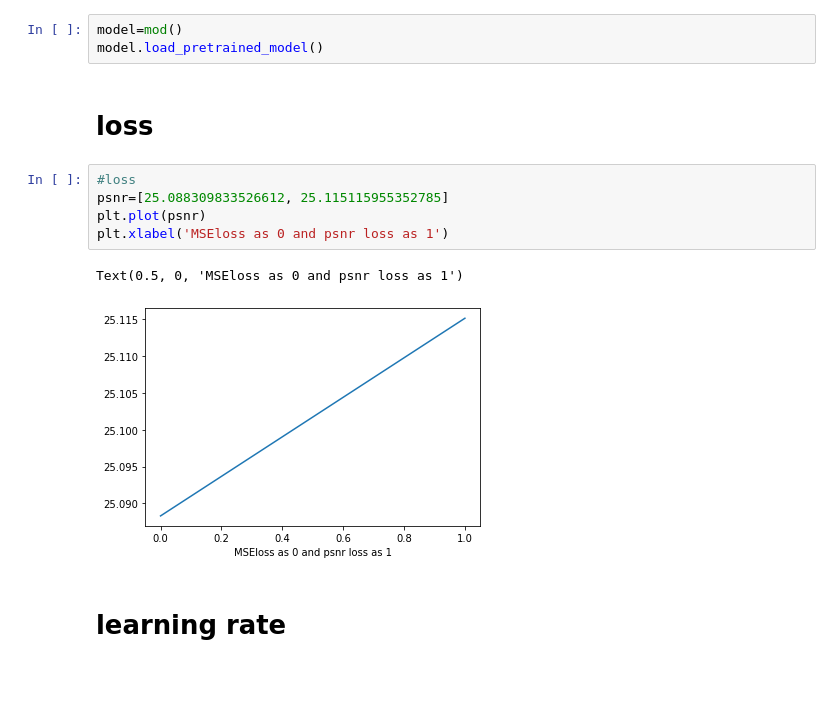
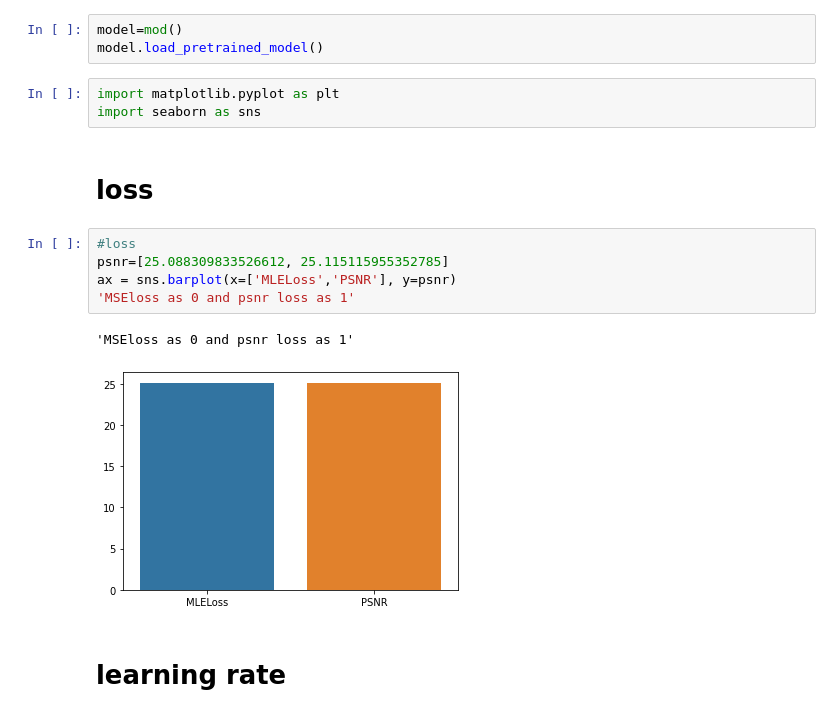
Before and after one commit to yetiiil/EE559, a Jupyter notebook: Miniproject_1/random_bip_bop.ipynb, the cells around one changed output. Drawn from its saved outputs; the diff is of its cells as text; blank space fills up the shorter version.

```diff
--- a/Miniproject_1/random_bip_bop.ipynb
+++ b/Miniproject_1/random_bip_bop.ipynb
@@ -179,16 +179,19 @@ torch.save(model.state_dict(), 'model.pt')
 # %%
 model=mod()
 model.load_pretrained_model()
+# %%
+import matplotlib.pyplot as plt
+import seaborn as sns
 # %% [markdown]
 # loss
 # %%
 #loss
 psnr=[25.088309833526612, 25.115115955352785]
-plt.plot(psnr)
-plt.xlabel('MSEloss as 0 and psnr loss as 1')
+ax = sns.barplot(x=['MLELoss','PSNR'], y=psnr)
+'MSEloss as 0 and psnr loss as 1'
 # %% [output]
-Text(0.5, 0, 'MSEloss as 0 and psnr loss as 1')
+'MSEloss as 0 and psnr loss as 1'
-[figure, old version]
+[figure, new version]
 # %% [markdown]
 # learning rate
 # %%
```
Also changed, not shown: parts of 10 cells of this notebook.
